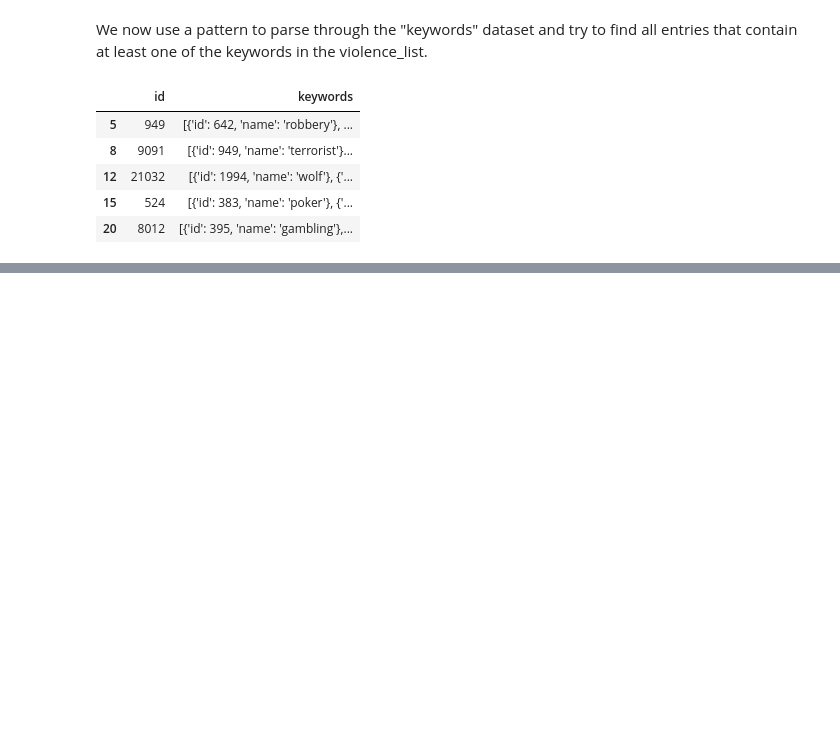
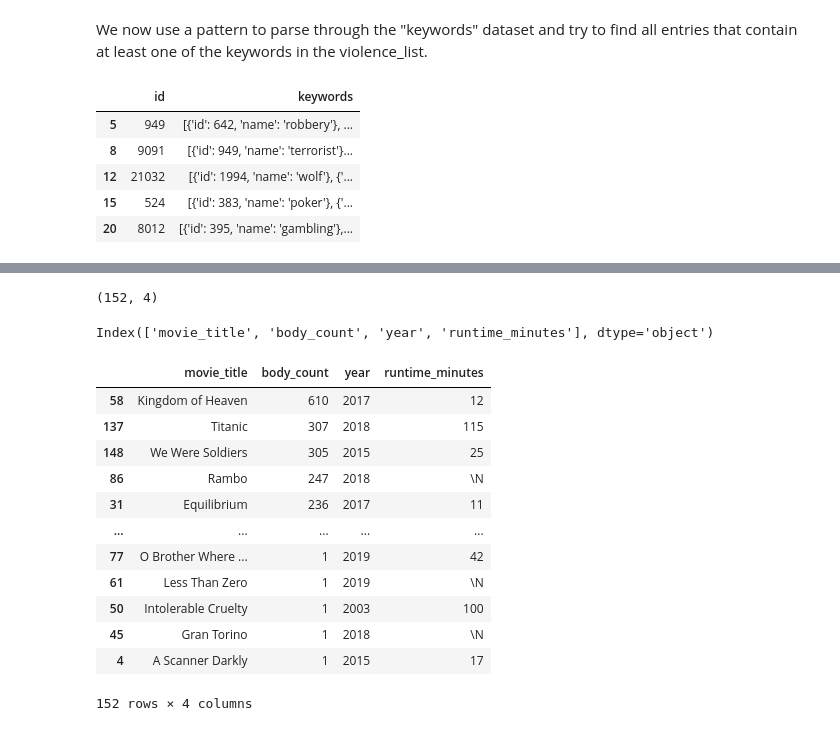
Before and after one commit to epfl-ada/ada-2024-project-alligatorsdontapologize24, a Jupyter notebook: src/Exploratory_Data_Analysis.ipynb, the cells around one changed output, grey strips where cells are left out. Saved outputs shown, nothing was run; the diff lists cells and outputs as text; code cells hidden in the pictures; blank space fills up the shorter version.

```diff
--- a/src/Exploratory_Data_Analysis.ipynb
+++ b/src/Exploratory_Data_Analysis.ipynb
@@ -230,0 +258,26 @@ filtered_Kaggle_keywords.head()
+# %%
+movies_body_count.shape
+# %% [output]
+(152, 4)
+# %%
+print(movies_body_count.columns)
+# %% [output]
+Index(['movie_title', 'body_count', 'year', 'runtime_minutes'], dtype='object')
+# %%
+movies_body_count_sorted = movies_body_count.sort_values(by='body_count', ascending=False)
+
+display(movies_body_count_sorted)
+# %% [output]
+|  | movie_title | body_count | year | runtime_minutes |
+| 58 | Kingdom of Heaven | 610 | 2017 | 12 |
+| 137 | Titanic | 307 | 2018 | 115 |
+| 148 | We Were Soldiers | 305 | 2015 | 25 |
+| 86 | Rambo | 247 | 2018 | \N |
+| 31 | Equilibrium | 236 | 2017 | 11 |
+| ... | ... | ... | ... | ... |
+| 77 | O Brother Where ... | 1 | 2019 | 42 |
+| 61 | Less Than Zero | 1 | 2019 | \N |
+| 50 | Intolerable Cruelty | 1 | 2003 | 100 |
+| 45 | Gran Torino | 1 | 2018 | \N |
+| 4 | A Scanner Darkly | 1 | 2015 | 17 |
+152 rows × 4 columns
```
Also changed, not shown: parts of 5 cells of this notebook.
